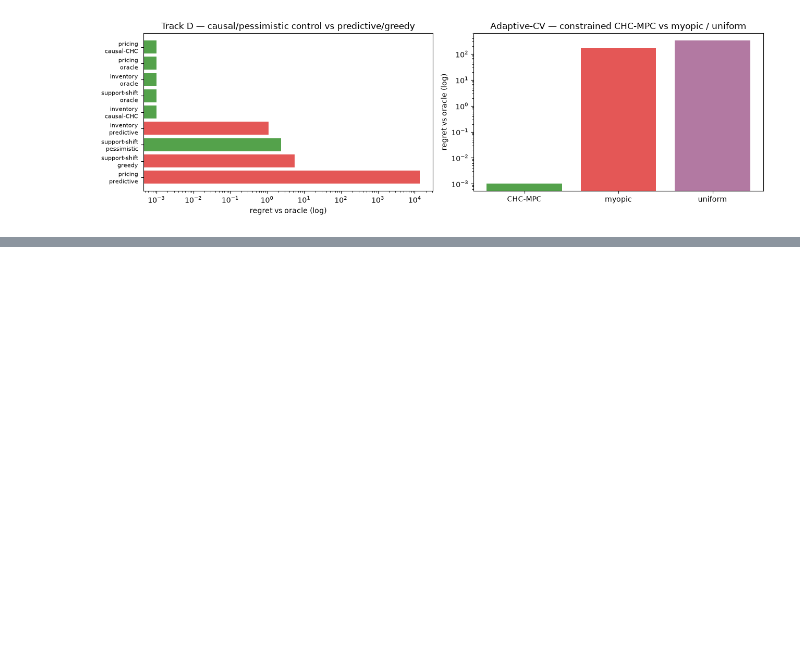
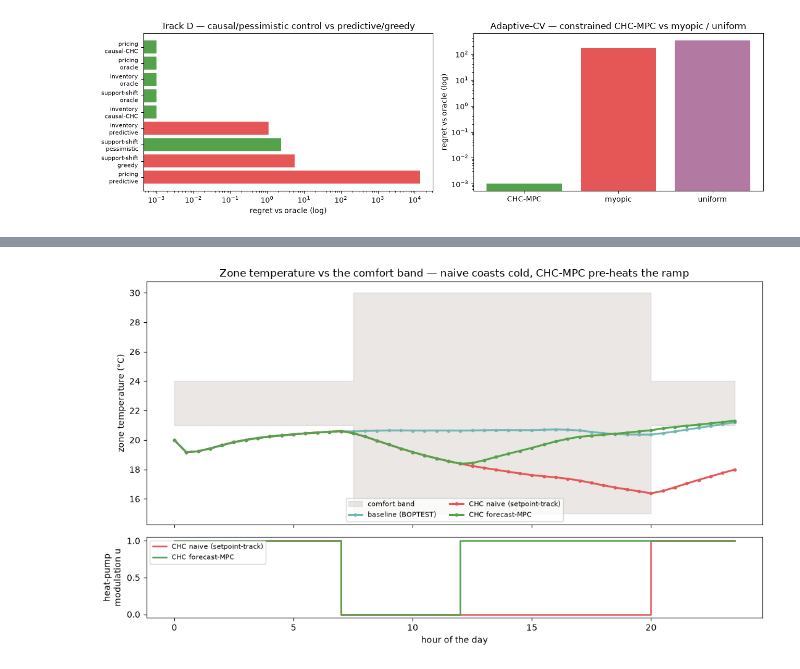
Before and after one commit to causaldyn/causaldyn-bench, a Jupyter notebook: notebooks/leaderboard.ipynb, the cells around one changed output, grey strips where cells are left out. Drawn from its saved outputs; the diff is of its cells as text; code cells hidden in the pictures; blank space fills up the shorter version.

```diff
--- a/notebooks/leaderboard.ipynb
+++ b/notebooks/leaderboard.ipynb
@@ -147,0 +158,38 @@ plt.show()
+# %%
+import json  # noqa: E402
+
+bo = json.load(open("../results/boptest_trajectory.json"))
+cmp = json.load(open("../results/boptest_compare.json"))
+traces = bo["traces"]
+TCOLOR = {"baseline": "#72B7B2", "chc-naive": "#E45756", "chc-mpc": "#54A24B"}
+LABEL = {
+    "baseline": "baseline (BOPTEST)",
+    "chc-naive": "CHC naive (setpoint-track)",
+    "chc-mpc": "CHC forecast-MPC",
+}
+
+fig, (axT, axU) = plt.subplots(
+    2, 1, figsize=(11, 6.4), sharex=True, gridspec_kw={"height_ratios": [3, 1]}
+)
+h = traces["chc-mpc"]["hour"]
+axT.fill_between(
+    h, traces["chc-mpc"]["lower"], traces["chc-mpc"]["upper"],
+    step="post", color="#BAB0AC", alpha=0.30, label="comfort band",
+)
+for name in ("baseline", "chc-naive", "chc-mpc"):
+    axT.plot(traces[name]["hour"], traces[name]["tzon"], color=TCOLOR[name], lw=2.2,
+             marker="o", ms=3, label=LABEL[name])
+axT.set_ylabel("zone temperature (°C)")
+axT.set_title("Zone temperature vs the comfort band — naive coasts cold, CHC-MPC pre-heats the ramp")
+axT.legend(loc="lower center", ncol=2, fontsize=8)
+
+for name in ("chc-naive", "chc-mpc"):
+    axU.step(traces[name]["hour"], traces[name]["action"], where="post",
+             color=TCOLOR[name], lw=1.8, label=LABEL[name])
+axU.set_ylabel("heat-pump\nmodulation u")
+axU.set_xlabel("hour of the day")
+axU.legend(loc="upper left", fontsize=8)
+plt.tight_layout()
+plt.show()
+# %% [output]
+[figure, added]
```
Also changed, not shown: parts of 6 cells of this notebook, 4 other files.
